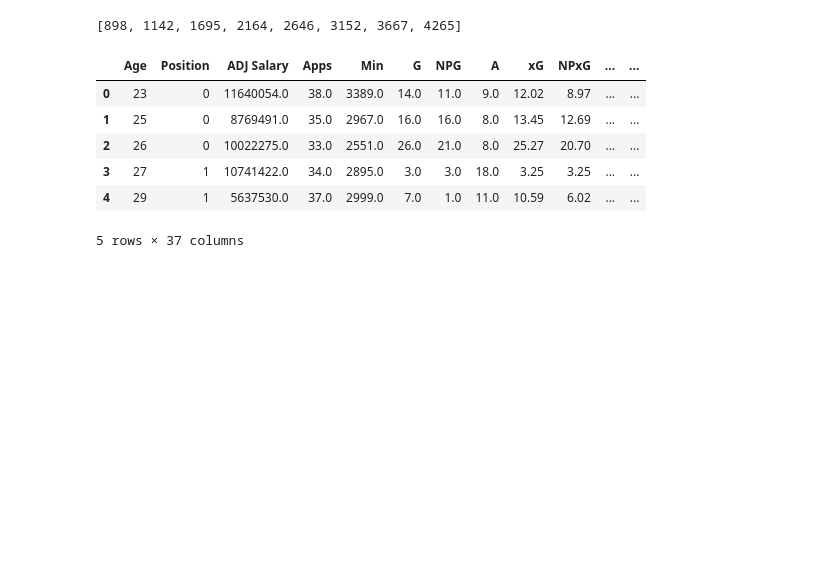
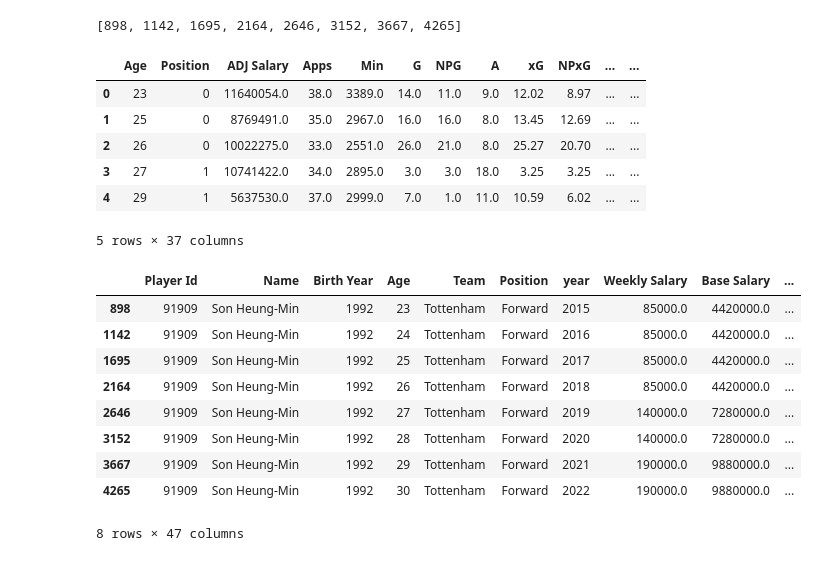
Before and after one commit to sajacaros/eda_champions, a Jupyter notebook: eda/eda.ipynb, the cells around one changed output. Drawn from its saved outputs; the diff is of its cells as text; code cells hidden in the pictures; blank space fills up the shorter version.

```diff
--- a/eda/eda.ipynb
+++ b/eda/eda.ipynb
@@ -359,6 +360,21 @@ featured_df.head()
 | 3 | 27 | 1 | 10741422.0 | 34.0 | 2895.0 | 3.0 | 3.0 | 18.0 | 3.25 | 3.25 | ... | ... |
 | 4 | 29 | 1 | 5637530.0 | 37.0 | 2999.0 | 7.0 | 1.0 | 11.0 | 10.59 | 6.02 | ... | ... |
 5 rows × 37 columns
+# %%
+player_name = 'Son Heung-Min'
+player_indexes = featuring_df[featuring_df['Name']==player_name].index
+featuring_df.loc[player_indexes]
+# %% [output]
+|  | Player Id | Name | Birth Year | Age | Team | Position | year | Weekly Salary | Base Salary | ... |
+| 898 | 91909 | Son Heung-Min | 1992 | 23 | Tottenham | Forward | 2015 | 85000.0 | 4420000.0 | ... |
+| 1142 | 91909 | Son Heung-Min | 1992 | 24 | Tottenham | Forward | 2016 | 85000.0 | 4420000.0 | ... |
+| 1695 | 91909 | Son Heung-Min | 1992 | 25 | Tottenham | Forward | 2017 | 85000.0 | 4420000.0 | ... |
+| 2164 | 91909 | Son Heung-Min | 1992 | 26 | Tottenham | Forward | 2018 | 85000.0 | 4420000.0 | ... |
+| 2646 | 91909 | Son Heung-Min | 1992 | 27 | Tottenham | Forward | 2019 | 140000.0 | 7280000.0 | ... |
+| 3152 | 91909 | Son Heung-Min | 1992 | 28 | Tottenham | Forward | 2020 | 140000.0 | 7280000.0 | ... |
+| 3667 | 91909 | Son Heung-Min | 1992 | 29 | Tottenham | Forward | 2021 | 190000.0 | 9880000.0 | ... |
+| 4265 | 91909 | Son Heung-Min | 1992 | 30 | Tottenham | Forward | 2022 | 190000.0 | 9880000.0 | ... |
+8 rows × 47 columns
 # %%
 from sklearn.preprocessing import RobustScaler
 scaler = RobustScaler()
```
Also changed, not shown: parts of 7 cells of this notebook.
